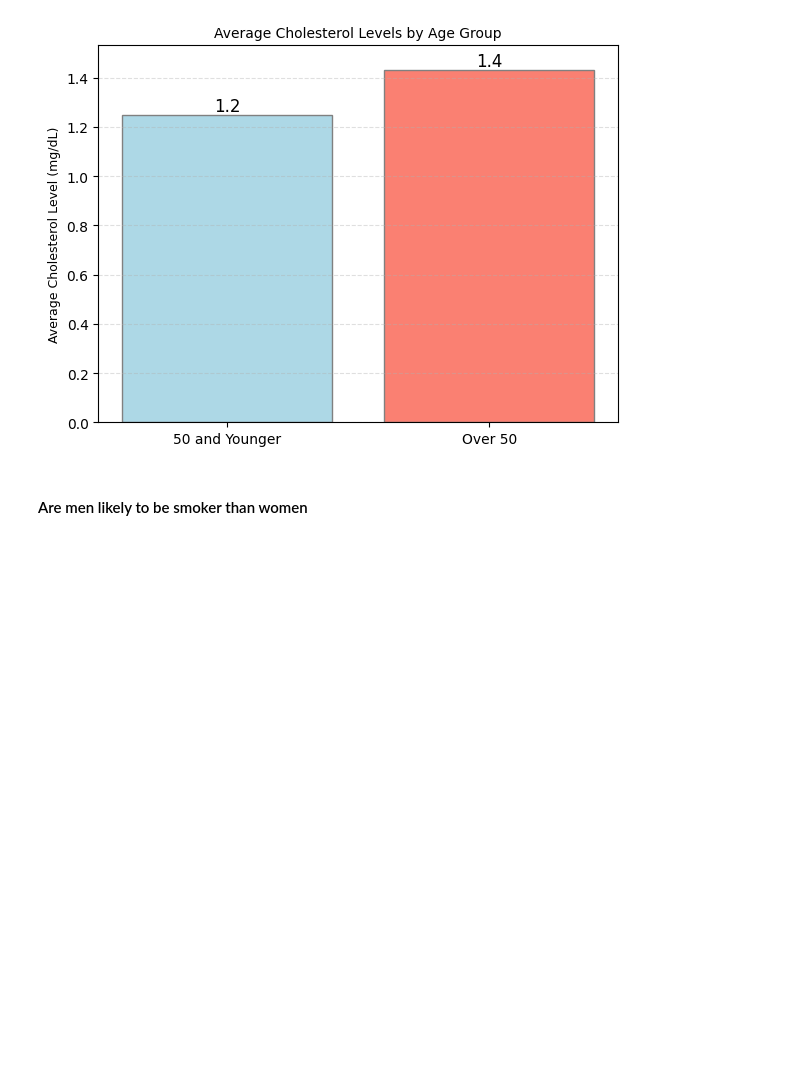
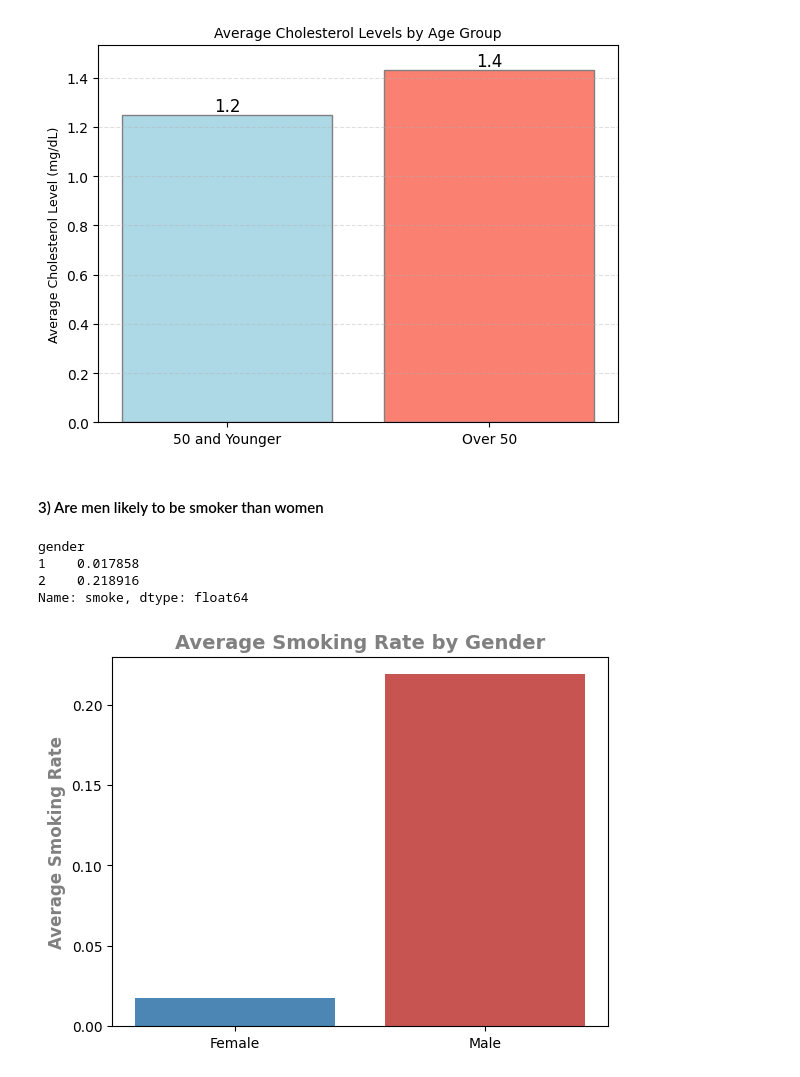
Before and after one commit to Echooed/cardio_cov, a Jupyter notebook: notebooks/cardio_cov_data_cleaning_new.ipynb, the cells around one changed output. Saved outputs shown, nothing was run; the diff lists cells and outputs as text; code cells hidden in the pictures; blank space fills up the shorter version.

```diff
--- a/notebooks/cardio_cov_data_cleaning_new.ipynb
+++ b/notebooks/cardio_cov_data_cleaning_new.ipynb
@@ -731,4 +731,24 @@ plt.show()
 # %% [output]
 [figure]
 # %% [markdown]
-#### Are men likely to be smoker than women
+#### 3) Are men likely to be smoker than women
+# %%
+avg_smoker_by_gender = cardio_base_clean.groupby('gender')['smoke'].mean()
+
+avg_smoker_by_gender
+# %% [output]
+gender
+1    0.017858
+2    0.218916
+Name: smoke, dtype: float64
+# %%
+# Gender labels (assuming 1 = Female and 2 = Male)
+labels = ['Female', 'Male']
+
+# Plotting a visual that shows disparity.
+plt.bar(labels, avg_smoker_by_gender, color=['#4B86B4', '#C85451'])
+plt.title("Average Smoking Rate by Gender", fontsize=14, weight='bold', color='grey')
+plt.ylabel("Average Smoking Rate", fontsize=12, weight='bold', color='grey')
+plt.show()
+# %% [output]
+[figure, added]
```
